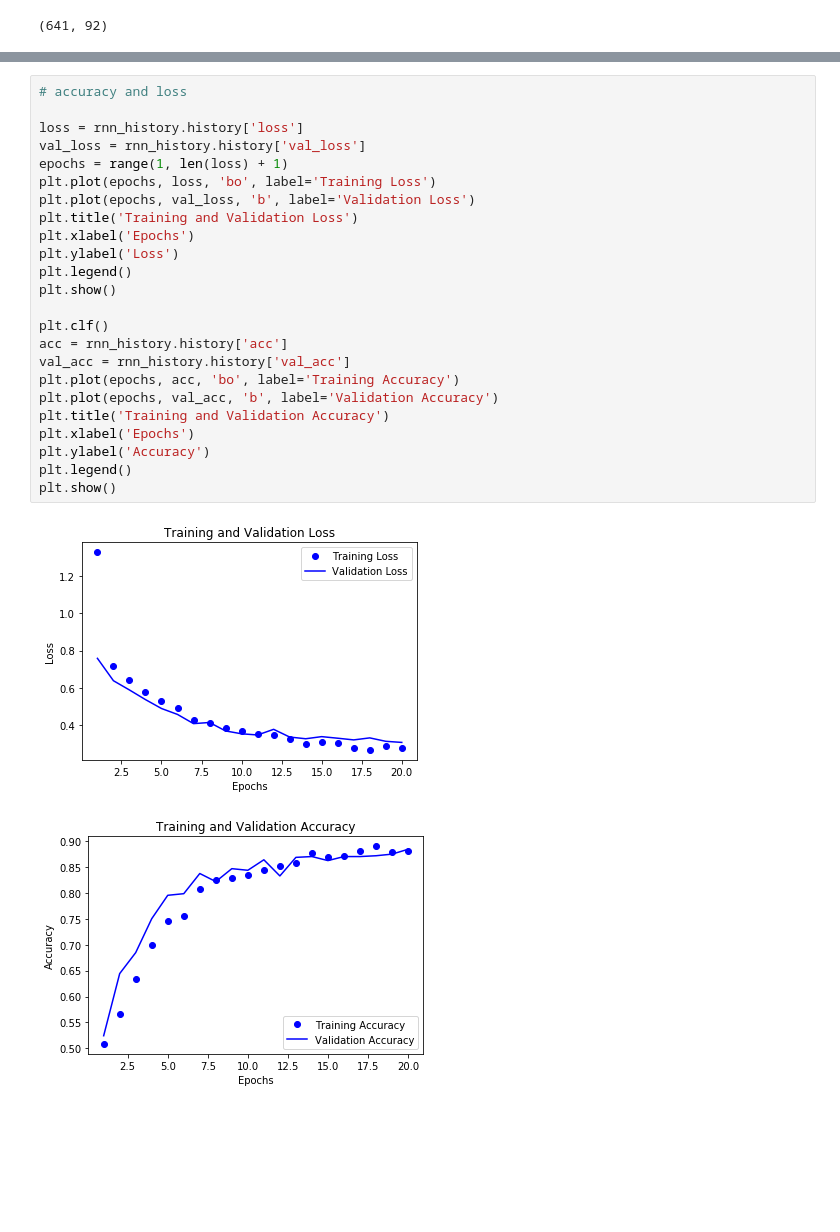
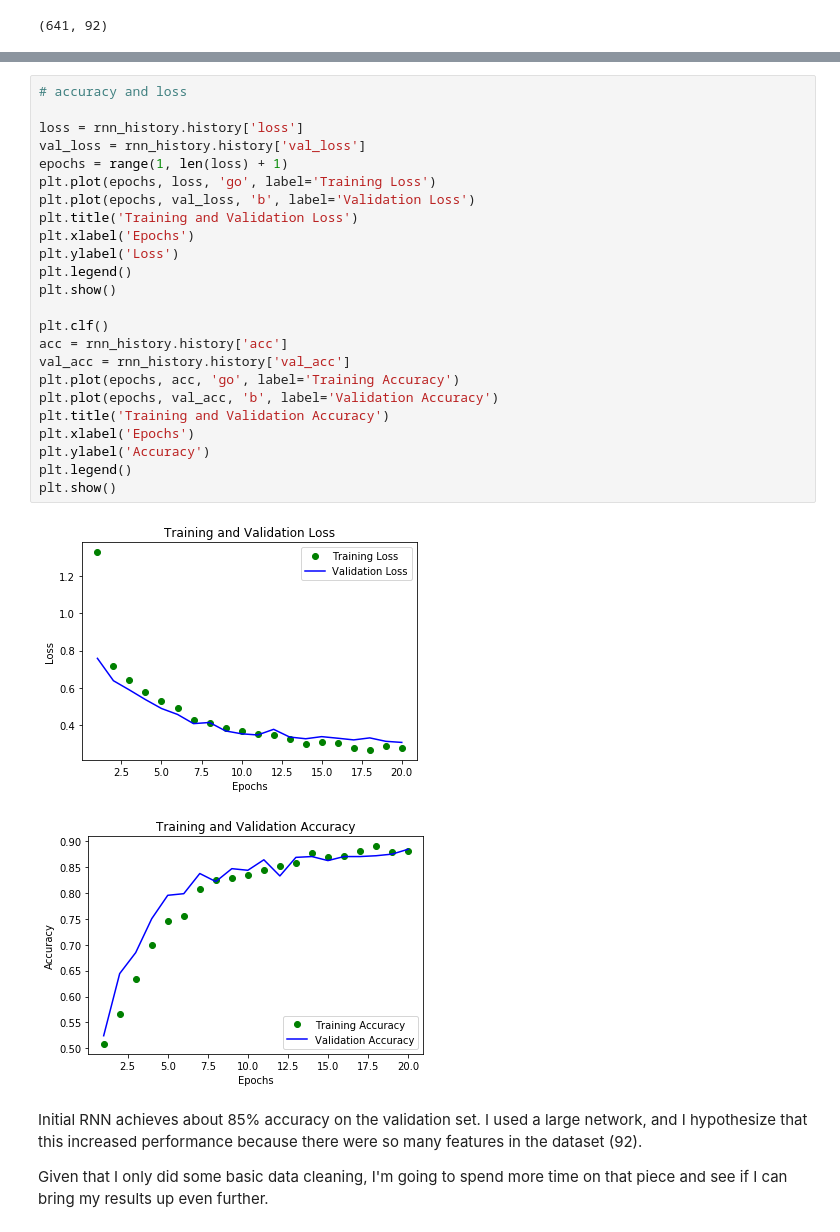
Before and after one commit to amandadiane/Big_Data, a Jupyter notebook: RNNs_for_Speed_Dating/Speed_Dating_Match_Predictions.ipynb, the cells around one changed output, grey strips where cells are left out. Cells and saved outputs as stored; diff of their text form; blank space fills up the shorter version.

```diff
--- a/RNNs_for_Speed_Dating/Speed_Dating_Match_Predictions.ipynb
+++ b/RNNs_for_Speed_Dating/Speed_Dating_Match_Predictions.ipynb
@@ -133,27 +136,31 @@ Epoch 20/20
 # %%
 # accuracy and loss
 
 loss = rnn_history.history['loss']
 val_loss = rnn_history.history['val_loss']
 epochs = range(1, len(loss) + 1)
-plt.plot(epochs, loss, 'bo', label='Training Loss')
+plt.plot(epochs, loss, 'go', label='Training Loss')
 plt.plot(epochs, val_loss, 'b', label='Validation Loss')
 plt.title('Training and Validation Loss')
 plt.xlabel('Epochs')
 plt.ylabel('Loss')
 plt.legend()
 plt.show()
 
 plt.clf()
 acc = rnn_history.history['acc']
 val_acc = rnn_history.history['val_acc']
-plt.plot(epochs, acc, 'bo', label='Training Accuracy')
+plt.plot(epochs, acc, 'go', label='Training Accuracy')
 plt.plot(epochs, val_acc, 'b', label='Validation Accuracy')
 plt.title('Training and Validation Accuracy')
 plt.xlabel('Epochs')
 plt.ylabel('Accuracy')
 plt.legend()
 plt.show()
 # %% [output]
-[figure, old version]
+[figure, new version]
-[figure, old version]
+[figure, new version]
+# %% [markdown]
+Initial RNN achieves about 85% accuracy on the validation set. I used a large network, and I hypothesize that this increased performance because there were so many features in the dataset (92).
+
+Given that I only did some basic data cleaning, I'm going to spend more time on that piece and see if I can bring my results up even further.
```
Also changed, not shown: parts of 11 cells of this notebook, 1 other file.
